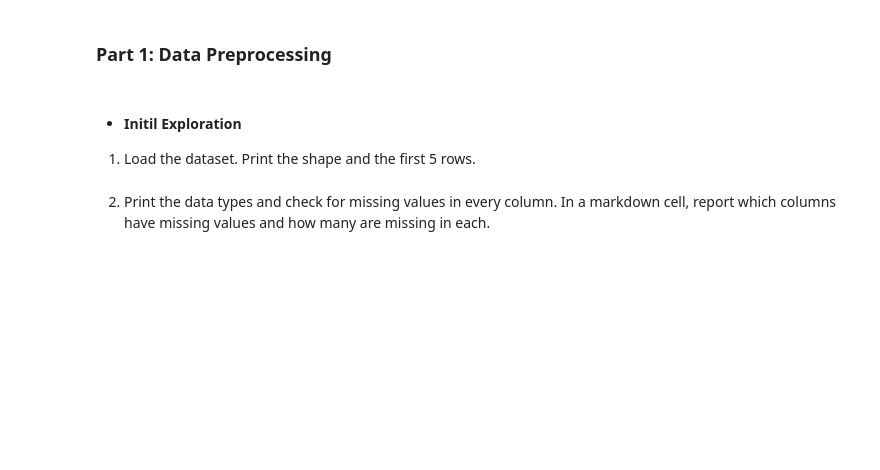
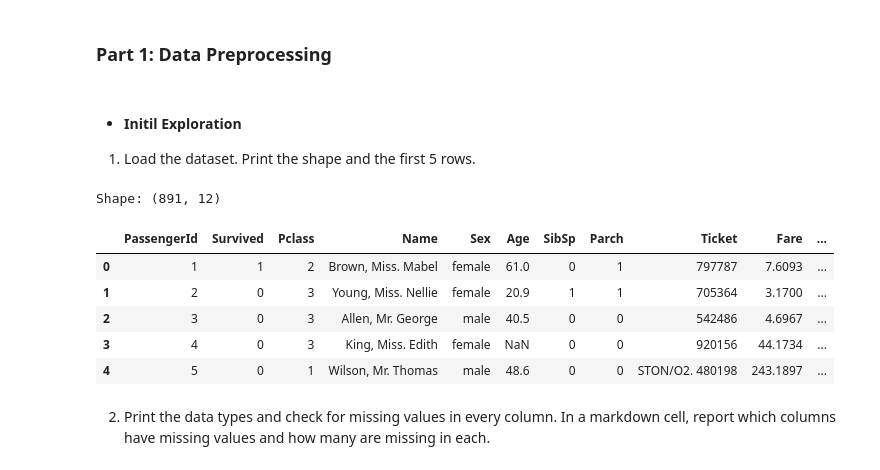
Before and after one commit to clee80/CS372_DT_Group2, a Jupyter notebook: DT_template.ipynb, the cells around one changed output. Cells and saved outputs as stored; diff of their text form; code cells hidden in the pictures; blank space fills up the shorter version.

```diff
--- a/DT_template.ipynb
+++ b/DT_template.ipynb
@@ -7,6 +18,19 @@ Group 2: Cathy Lee, Evan Gray, Aviral Gusain
 # %% [markdown]
 * #### Initil Exploration
 1.  Load the dataset. Print the shape and the first 5 rows.
+# %%
+df = pd.read_excel("titanic.xlsx")
+
+print("Shape:", df.shape)
+display(df.head())
+# %% [output]
+Shape: (891, 12)
+|  | PassengerId | Survived | Pclass | Name | Sex | Age | SibSp | Parch | Ticket | Fare | ... |
+| 0 | 1 | 1 | 2 | Brown, Miss. Mabel | female | 61.0 | 0 | 1 | 797787 | 7.6093 | ... |
+| 1 | 2 | 0 | 3 | Young, Miss. Nellie | female | 20.9 | 1 | 1 | 705364 | 3.1700 | ... |
+| 2 | 3 | 0 | 3 | Allen, Mr. George | male | 40.5 | 0 | 0 | 542486 | 4.6967 | ... |
+| 3 | 4 | 0 | 3 | King, Miss. Edith | female | NaN | 0 | 0 | 920156 | 44.1734 | ... |
+| 4 | 5 | 0 | 1 | Wilson, Mr. Thomas | male | 48.6 | 0 | 0 | STON/O2. 480198 | 243.1897 | ... |
 # %% [markdown]
 2. Print the data types and check for missing values in every column. In a
 markdown cell, report which columns have missing values and how many are missing in
```
Also changed, not shown: parts of 17 cells of this notebook, 1 other file.
